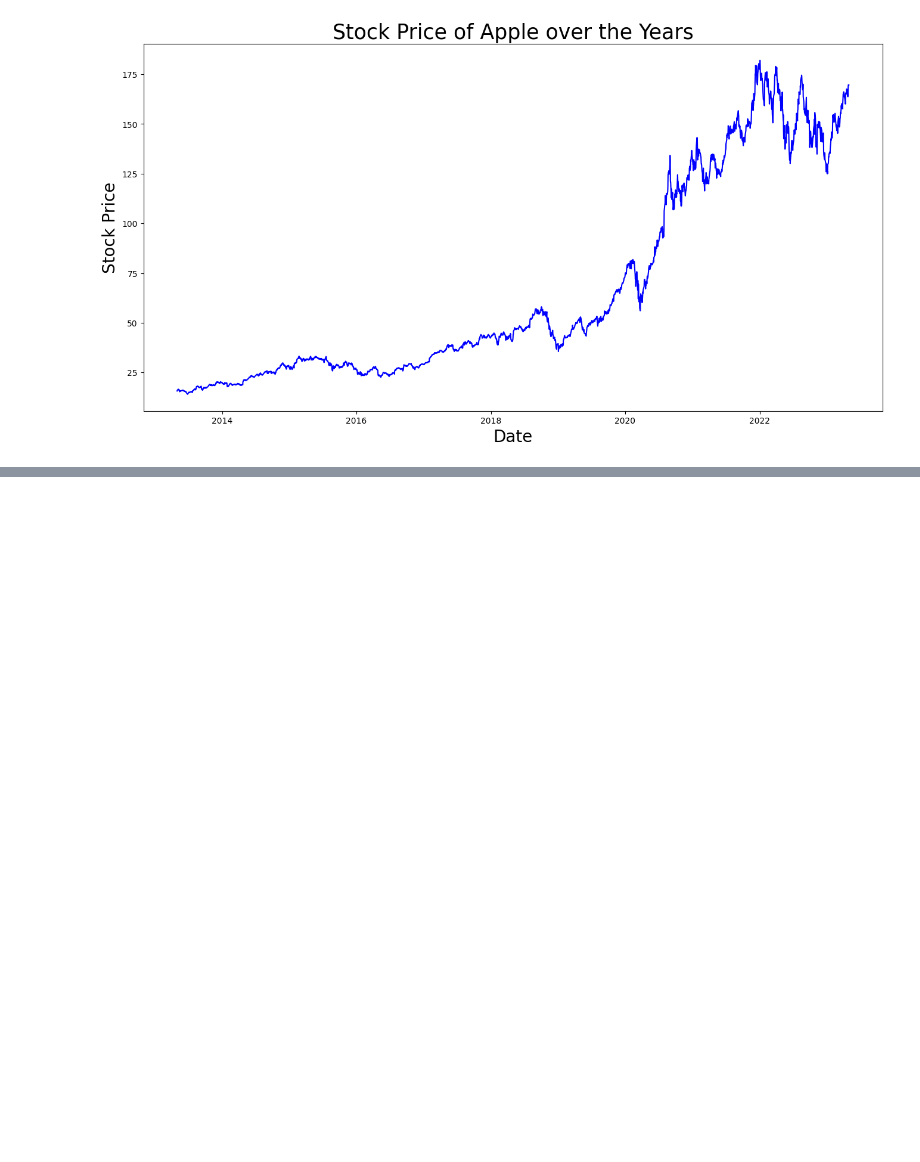
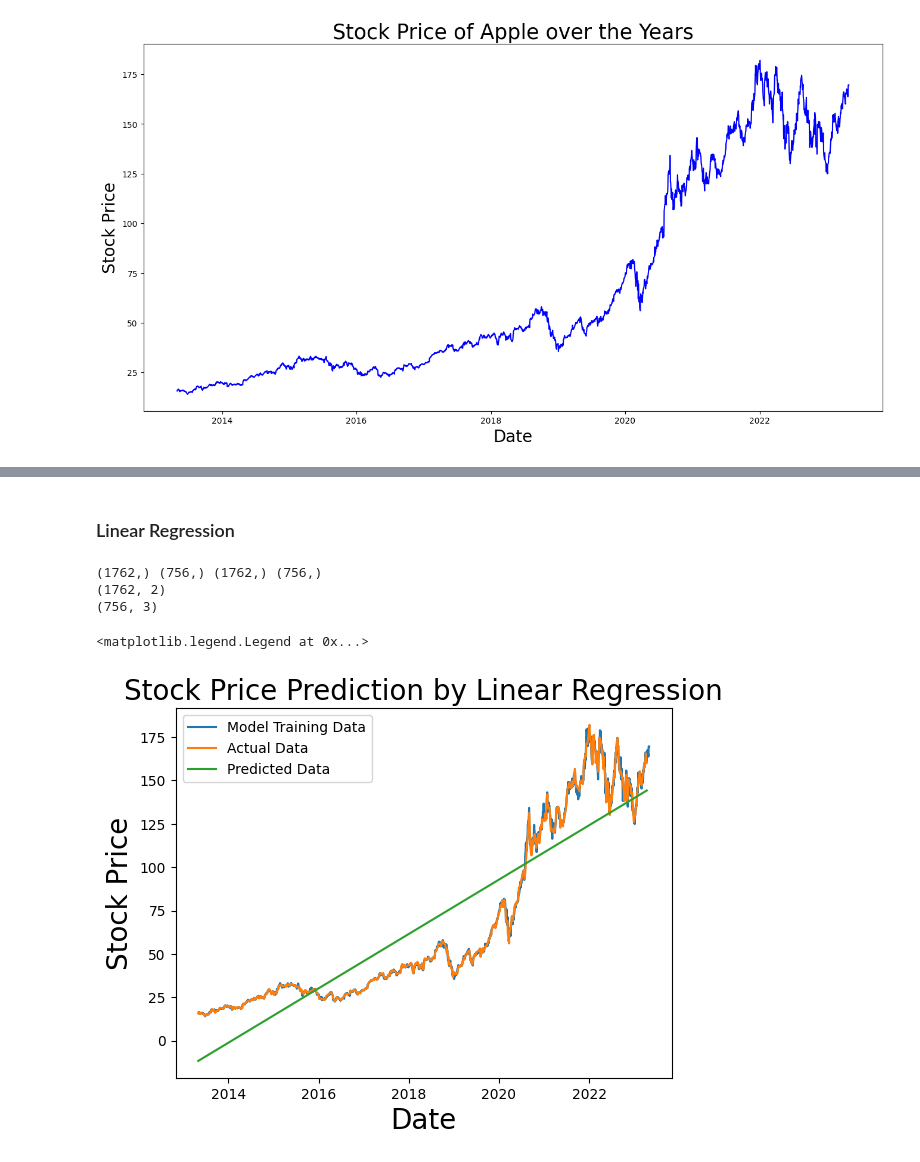
Before and after one commit to Radko99/Apple-stocks-wrangling-cleaning, a Jupyter notebook: Stocks_predictions.ipynb, the cells around one changed output, grey strips where cells are left out. Cells and saved outputs as stored; diff of their text form; code cells hidden in the pictures; blank space fills up the shorter version.

```diff
--- a/Stocks_predictions.ipynb
+++ b/Stocks_predictions.ipynb
@@ -207,0 +154,3 @@ AttributeError: 'DatetimeIndex' object has no attribute 'reshape'
+# %%
+market = market.reset_index()
+print(market)
@@ -207,0 +172,63 @@ AttributeError: 'DatetimeIndex' object has no attribute 'reshape'
+# %% [markdown]
+### Linear Regression
+# %%
+X = market["Date"]
+y = market["Price"]
+
+# Splitting data
+train_X, test_X, train_y, test_y = train_test_split(X, y, test_size=0.3, random_state=42)
+
+print(train_X.shape, test_X.shape, train_y.shape, test_y.shape) # checking shapes
+
+
+df_train = {"Date":train_X, "Price":train_y}
+df_train = pd.DataFrame(df_train)
+
+
+df_test = {"Date":test_X, "Price":test_y}
+df_test = pd.DataFrame(df_test)
+
+
+# To maths representive calendar
+train_X = train_X.map(dt.datetime.toordinal)
+test_X = test_X.map(dt.datetime.toordinal)
+
+# Model fitting
+model = LinearRegression()
+model.fit(np.array(train_X).reshape(-1,1), train_y)
+
+# Model predict
+preds = model.predict(np.array(test_X).reshape(-1,1))
+
+
+df_test["Predictions"] = preds
+
+
+# Zrobić indeksy dla daty
+
+print(df_train.shape)
+print(df_test.shape)
+
+df_train.index = df_train["Date"]
+df_test.index = df_test["Date"]
+
+df_train = df_train.drop(columns = "Date")
+df_test = df_test.drop(columns= "Date")
+
+df_train = df_train.sort_values("Date", ascending=False)
+df_test = df_test.sort_values("Date", ascending = False)
+
+# Plot
+plt.plot(df_train["Price"])
+plt.plot(df_test[["Price", "Predictions"]])
+plt.xlabel("Date",size=20)
+plt.ylabel("Stock Price",size=20)
+plt.title("Stock Price Prediction by Linear Regression",size=20)
+plt.legend(["Model Training Data","Actual Data","Predicted Data"])
+plt.xticks
+# %% [output]
+(1762,) (756,) (1762,) (756,)
+(1762, 2)
+(756, 3)
+<matplotlib.legend.Legend at 0x...>
+[figure, added]
```
Also changed, not shown: parts of 8 cells of this notebook.
